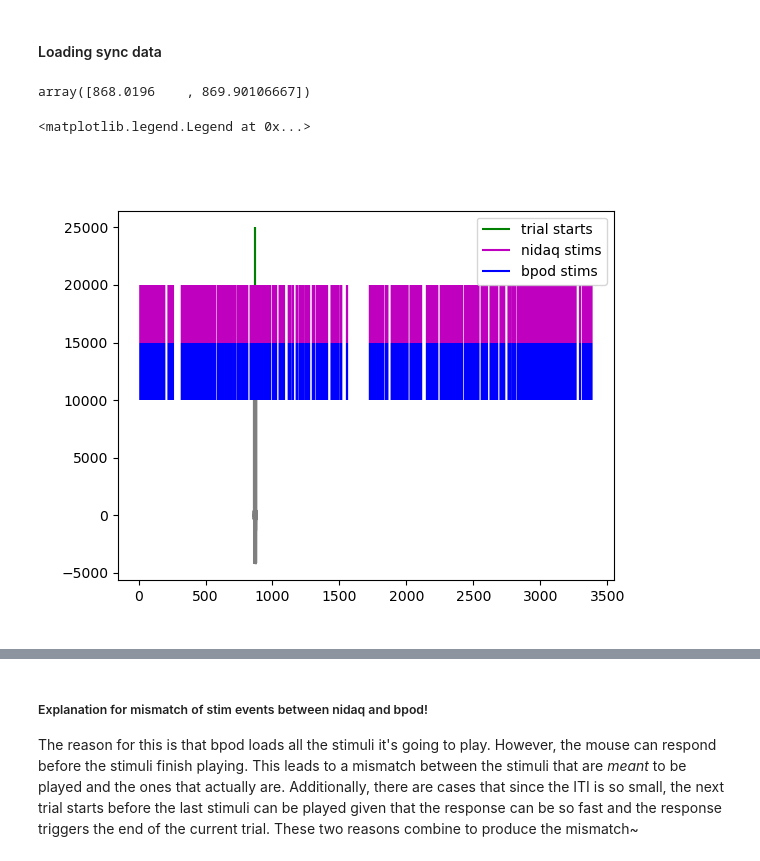
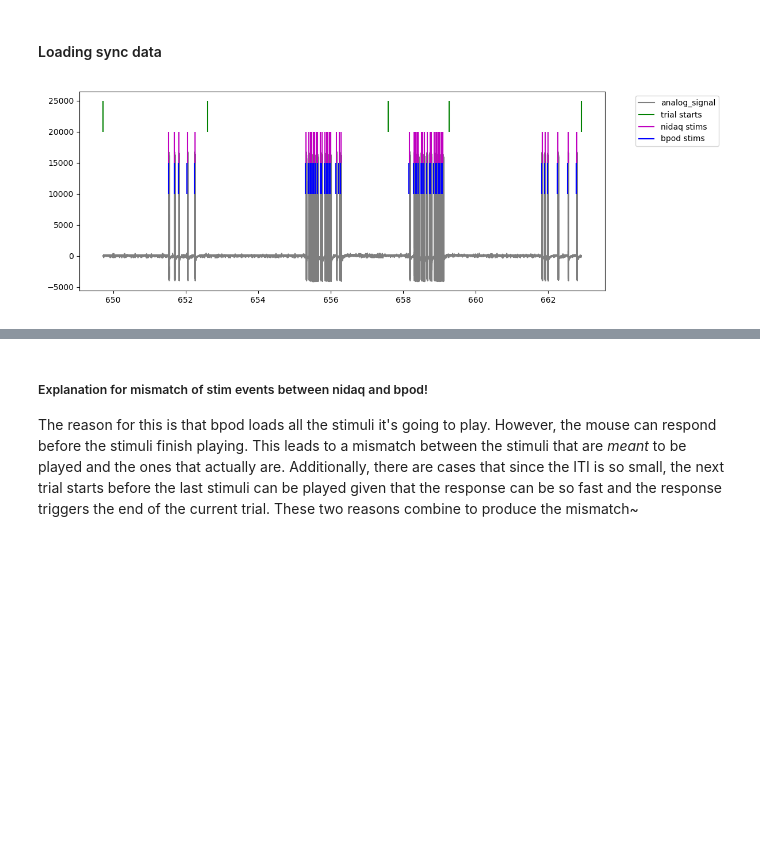
Before and after one commit to rojasgabriel/ephys, a Jupyter notebook: ephys_analysis_prototyping.ipynb, the cells around one changed output, grey strips where cells are left out. Saved outputs shown, nothing was run; the diff lists cells and outputs as text; code cells hidden in the pictures; blank space fills up the shorter version.

```diff
--- a/ephys_analysis_prototyping.ipynb
+++ b/ephys_analysis_prototyping.ipynb
@@ -62,32 +65,32 @@ stim_kernel = sk_stacked[~np.isnan(sk_stacked)]
 
 #check every thing has the correct size. length here should equal number of trials
 assert len(first_stim_onsets) == len(stim_onsets) == len(sk)
-# %%
-#for figuring out the time window for a given range of trials to plot belos
-corrected_onsets[2][157:159]/srate
-# %% [output]
-array([868.0196    , 869.90106667])
 # %%
-# analog_signal = nisync[:, 0]
-t = nitime/srate
-# t_limit = 300
-# idx = t<t_limit #first # of seconds of the session, for indexing the analog signal
-idx = (t > 860) & (t < 880)
-ti = np.where(corrected_onsets[2]/srate<t_limit) #trial index
+t = nitime/srate #nidaq clock time vector in seconds
+
+# indexing specific trials
+start_trial = 114
+stop_trial = 119 #signal/events not indexed past this trial
+start_ts = (corrected_onsets[2][start_trial:stop_trial]/srate)[0]
+stop_ts = (corrected_onsets[2][start_trial:stop_trial]/srate)[-1]
+idx = (t > start_ts) & (t < stop_ts) #nitime vector index
+
+# otherwise...
+# idx = t>300 #just grabbing the first 300s of the session
+
+# detecting stim events above threshold in the entire session
 threshold = 15000
-
-ii = np.where(np.diff(analog_signal>threshold)==1)[0] #for indexing the detected stim events above threshold in the entire session
-# ii = np.where(np.diff(analog_signal[idx]>threshold)==1)[0] #same thing but for a subsample of the session
+ii = np.where(np.diff(analog_signal>threshold)==1)[0]
 stim_events_nidaq = t[ii[np.diff(np.hstack([0,ii]))>0.04*srate]]
 
-plt.figure()
-plt.plot(t[idx],analog_signal[idx],'k', alpha=0.5) #raw analog signal
-plt.vlines(corrected_onsets[2][157:159]/srate,20000,25000,'g', label='trial starts') #trial starts
-plt.vlines(stim_events_nidaq,15000,20000,'m', label='nidaq stims') #stim events
-plt.vlines(np.hstack(stim_onsets), 10000, 15000, 'b', label='bpod stims') #bpod stim events
-plt.legend()
-# print(f'bpod stimulus events: {len(np.hstack(stim_onsets))}\nnidaq stimulus events: {len(stim_events_nidaq)}')
+# and now to plot
+plt.figure(figsize=(12,4))
+plt.plot(t[idx],analog_signal[idx], 'k', alpha=0.5, label = 'analog_signal') #raw analog signal
+plt.vlines(corrected_onsets[2][start_trial:stop_trial]/srate,20000,25000, 'g', label='trial starts') #trial starts
+plt.vlines(stim_events_nidaq[(stim_events_nidaq > start_ts) & (stim_events_nidaq < stop_ts)], 15000, 20000, 'm', label='nidaq stims') #stim events
+plt.vlines(np.hstack(stim_onsets)[(np.hstack(stim_onsets) > start_ts) & (np.hstack(stim_onsets) < stop_ts)], 10000, 15000, 'b', label='bpod stims') #bpod stim events
+plt.legend(bbox_to_anchor=(1.05, 1.0), loc='upper left')
+plt.tight_layout()
 # %% [output]
-<matplotlib.legend.Legend at 0x...>
-[figure, old version]
+[figure, new version]
 # %%
```
Also changed, not shown: parts of 2 cells of this notebook.
